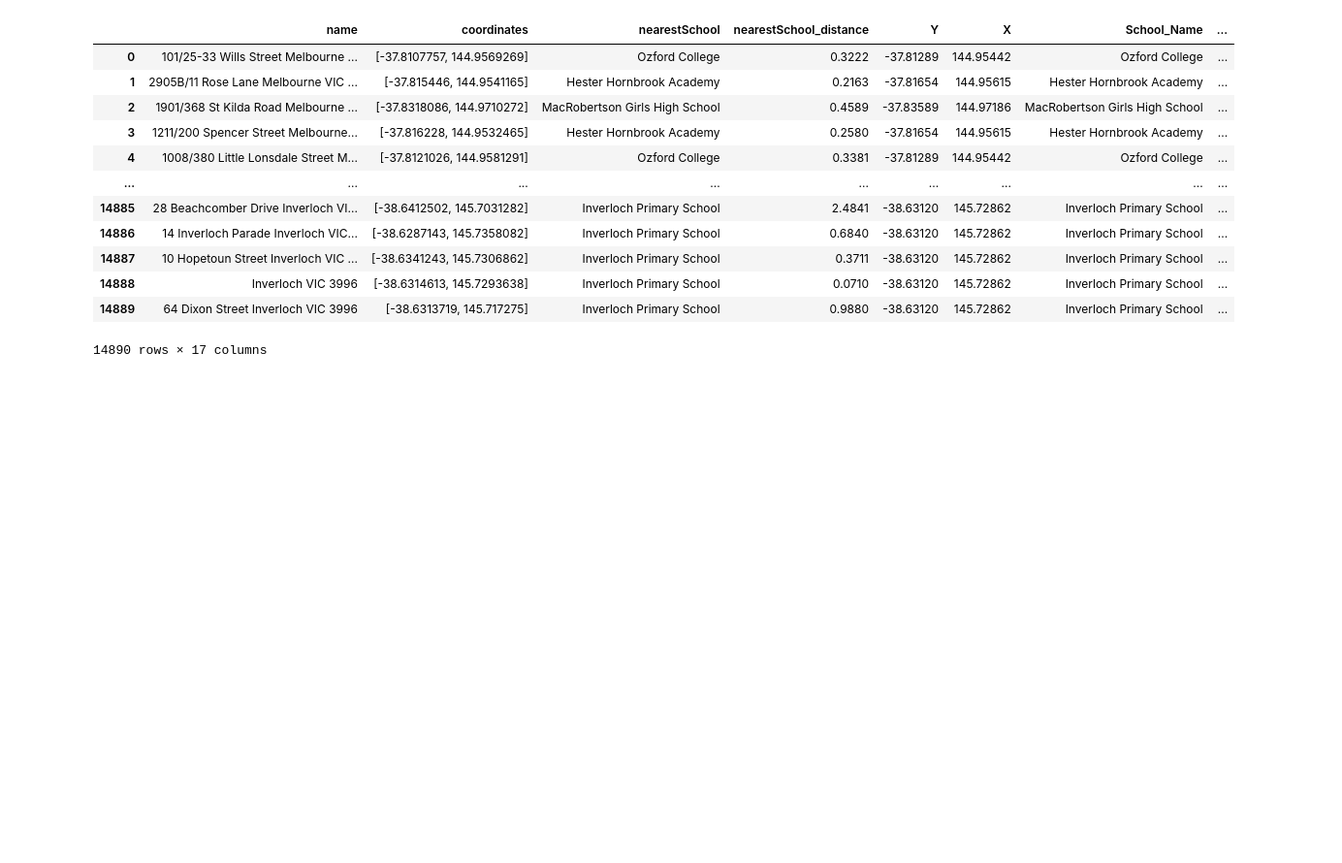
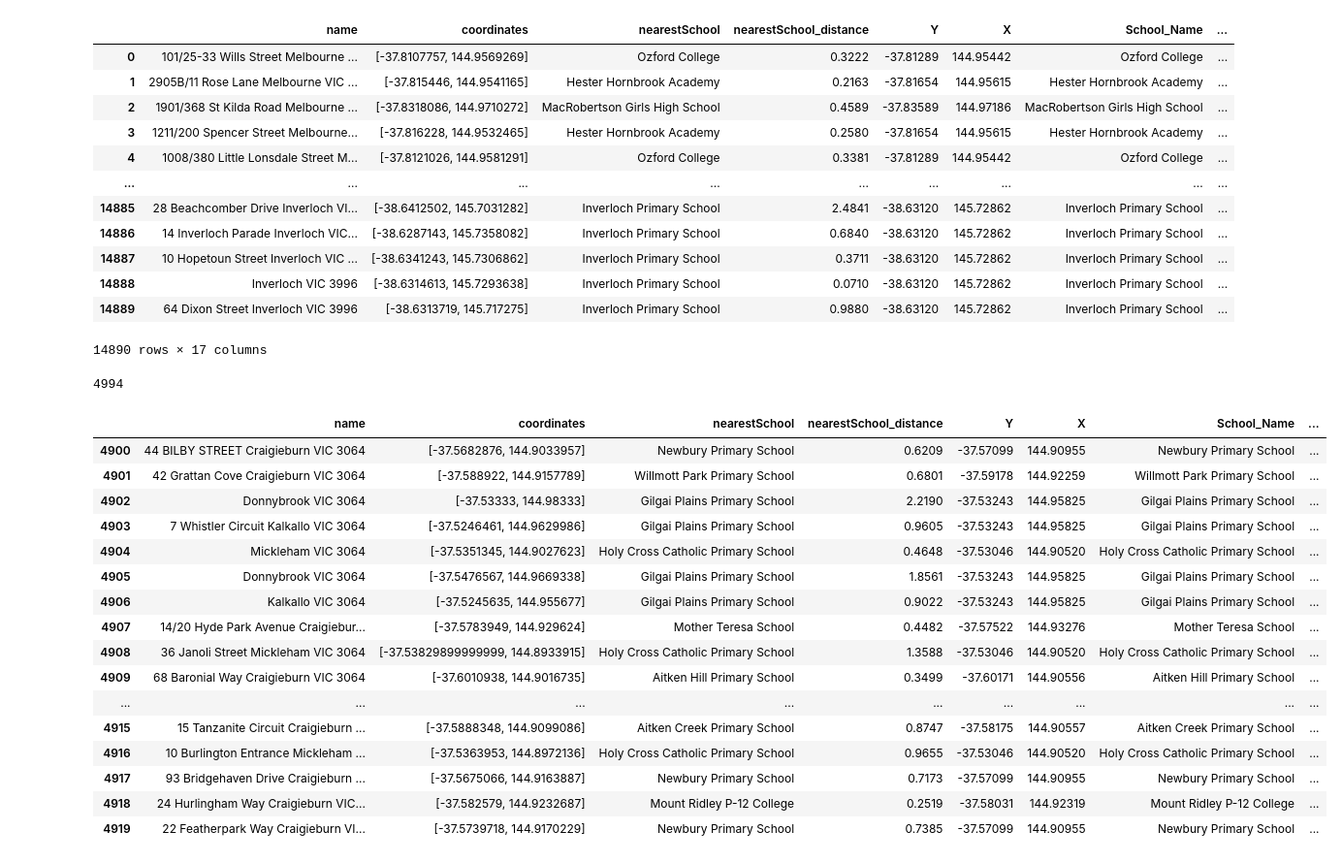
Before and after one commit to MAST30034-Applied-Data-Science/generic-real-estate-consulting-project-group-60, a Jupyter notebook: notebooks/distance_to_school.ipynb, the cells around one changed output. Shown: that part at 97% size. Saved outputs shown, nothing was run; the diff lists cells and outputs as text; code cells hidden in the pictures; blank space fills up the shorter version.

```diff
--- a/notebooks/distance_to_school.ipynb
+++ b/notebooks/distance_to_school.ipynb
@@ -815,3 +815,6 @@ new_data
 | 14888 | Inverloch VIC 3996 | [-38.6314613, 145.7293638] | Inverloch Primary School | 0.0710 | -38.63120 | 145.72862 | Inverloch Primary School | ... |
 | 14889 | 64 Dixon Street Inverloch VIC 3996 | [-38.6313719, 145.717275] | Inverloch Primary School | 0.9880 | -38.63120 | 145.72862 | Inverloch Primary School | ... |
 14890 rows × 17 columns
+# %%
+new_data = pd.read_csv("../data/raw/new_property.csv")
+new_data = new_data.drop(columns=['Unnamed: 0'])
@@ -831,18 +850,19 @@ from ast import literal_eval
 
 # Calculate the station distance
 
-client = openrouteservice.Client(key='5b3ce3597851110001cf6248133fcd5d48a045f9b3723b4d4af72891',retry_timeout = 60, timeout= 60) # Specify your personal API key
+client = openrouteservice.Client(key='5b3ce3597851110001cf6248cbfec5133fcf4e53a12773fc1404ec0b',retry_timeout = 60, timeout= 60) # Specify your personal API key
 
 count = 0
 
 a = datetime.now()
+# 7450
 
-for index in range(0,14890):
+for index in range(4899,4901):
 
 
     try:
 
-        from_coor = new_data.iloc[index,1]
+        from_coor = literal_eval(new_data.iloc[index,1])
 
 
         to_Station_coor_X = new_data.iloc[index,13]
@@ -864,7 +884,7 @@ for index in range(0,14890):
             b = datetime.now()
             if((b-a).seconds <= 45):
                 sleep(random.uniform(20.4,25.34))
-                client = openrouteservice.Client(key='5b3ce3597851110001cf6248133fcd5d48a045f9b3723b4d4af72891',retry_timeout = 50, timeout= 50)
+                client = openrouteservice.Client(key='5b3ce3597851110001cf6248cbfec5133fcf4e53a12773fc1404ec0b',retry_timeout = 50, timeout= 50)
                 a = datetime.now()
 
 
@@ -894,7 +914,7 @@ for index in range(0,14890):
                 b = datetime.now()
                 if((b-a).seconds <= 45):
                     sleep(random.uniform(20.4,25.34))
-                    client = openrouteservice.Client(key='5b3ce3597851110001cf6248133fcd5d48a045f9b3723b4d4af72891',retry_timeout = 50, timeout= 50)
+                    client = openrouteservice.Client(key='5b3ce3597851110001cf6248cbfec5133fcf4e53a12773fc1404ec0b',retry_timeout = 50, timeout= 50)
                     a = datetime.now()
 
 
@@ -999,5 +937,29 @@ new_data
 | 14888 | Inverloch VIC 3996 | [-38.6314613, 145.7293638] | Inverloch Primary School | 0.0710 | -38.63120 | 145.72862 | Inverloch Primary School | ... |
 | 14889 | 64 Dixon Street Inverloch VIC 3996 | [-38.6313719, 145.717275] | Inverloch Primary School | 0.9880 | -38.63120 | 145.72862 | Inverloch Primary School | ... |
 14890 rows × 17 columns
+# %%
+14890 - sum(pd.isnull(new_data['real_station_duration']))
+# %% [output]
+4994
+# %%
+new_data.iloc[4900:4920,:]
+# %% [output]
+|  | name | coordinates | nearestSchool | nearestSchool_distance | Y | X | School_Name | ... |
+| 4900 | 44 BILBY STREET Craigieburn VIC 3064 | [-37.5682876, 144.9033957] | Newbury Primary School | 0.6209 | -37.57099 | 144.90955 | Newbury Primary School | ... |
+| 4901 | 42 Grattan Cove Craigieburn VIC 3064 | [-37.588922, 144.9157789] | Willmott Park Primary School | 0.6801 | -37.59178 | 144.92259 | Willmott Park Primary School | ... |
+| 4902 | Donnybrook VIC 3064 | [-37.53333, 144.98333] | Gilgai Plains Primary School | 2.2190 | -37.53243 | 144.95825 | Gilgai Plains Primary School | ... |
+| 4903 | 7 Whistler Circuit Kalkallo VIC 3064 | [-37.5246461, 144.9629986] | Gilgai Plains Primary School | 0.9605 | -37.53243 | 144.95825 | Gilgai Plains Primary School | ... |
+| 4904 | Mickleham VIC 3064 | [-37.5351345, 144.9027623] | Holy Cross Catholic Primary School | 0.4648 | -37.53046 | 144.90520 | Holy Cross Catholic Primary School | ... |
+| 4905 | Donnybrook VIC 3064 | [-37.5476567, 144.9669338] | Gilgai Plains Primary School | 1.8561 | -37.53243 | 144.95825 | Gilgai Plains Primary School | ... |
+| 4906 | Kalkallo VIC 3064 | [-37.5245635, 144.955677] | Gilgai Plains Primary School | 0.9022 | -37.53243 | 144.95825 | Gilgai Plains Primary School | ... |
+| 4907 | 14/20 Hyde Park Avenue Craigiebur... | [-37.5783949, 144.929624] | Mother Teresa School | 0.4482 | -37.57522 | 144.93276 | Mother Teresa School | ... |
+| 4908 | 36 Janoli Street Mickleham VIC 3064 | [-37.53829899999999, 144.8933915] | Holy Cross Catholic Primary School | 1.3588 | -37.53046 | 144.90520 | Holy Cross Catholic Primary School | ... |
+| 4909 | 68 Baronial Way Craigieburn VIC 3064 | [-37.6010938, 144.9016735] | Aitken Hill Primary School | 0.3499 | -37.60171 | 144.90556 | Aitken Hill Primary School | ... |
+| ... | ... | ... | ... | ... | ... | ... | ... | ... |
+| 4915 | 15 Tanzanite Circuit Craigieburn ... | [-37.5888348, 144.9099086] | Aitken Creek Primary School | 0.8747 | -37.58175 | 144.90557 | Aitken Creek Primary School | ... |
+| 4916 | 10 Burlington Entrance Mickleham ... | [-37.5363953, 144.8972136] | Holy Cross Catholic Primary School | 0.9655 | -37.53046 | 144.90520 | Holy Cross Catholic Primary School | ... |
+| 4917 | 93 Bridgehaven Drive Craigieburn ... | [-37.5675066, 144.9163887] | Newbury Primary School | 0.7173 | -37.57099 | 144.90955 | Newbury Primary School | ... |
+| 4918 | 24 Hurlingham Way Craigieburn VIC... | [-37.582579, 144.9232687] | Mount Ridley P-12 College | 0.2519 | -37.58031 | 144.92319 | Mount Ridley P-12 College | ... |
+| 4919 | 22 Featherpark Way Craigieburn VI... | [-37.5739718, 144.9170229] | Newbury Primary School | 0.7385 | -37.57099 | 144.90955 | Newbury Primary School | ... |
 # %%
 new_data.to_csv("../data/raw/new_property.csv")
```
Also changed, not shown: parts of 4 cells of this notebook.
